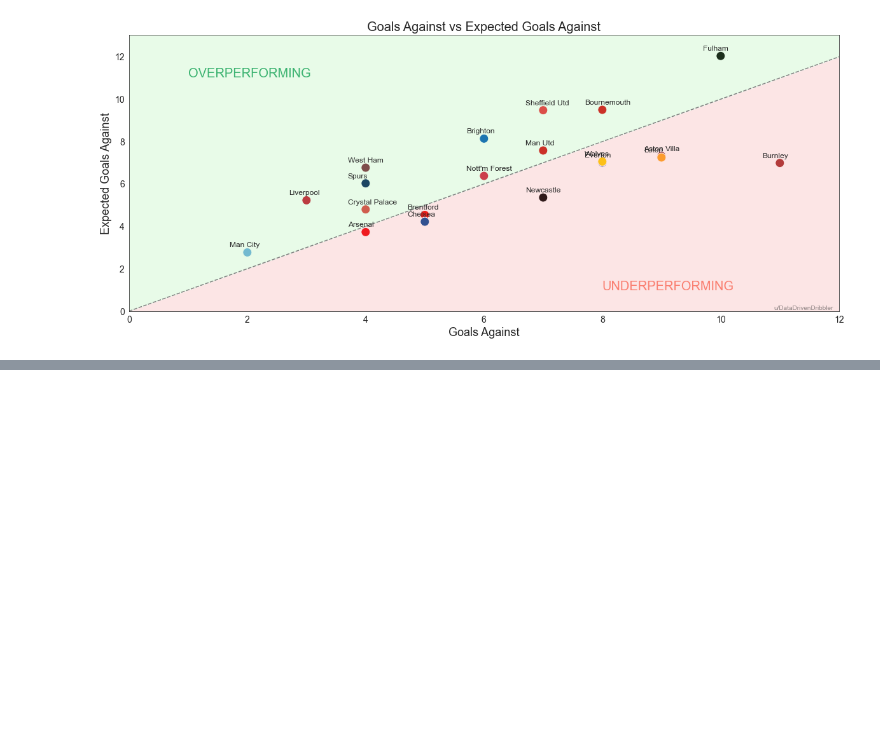
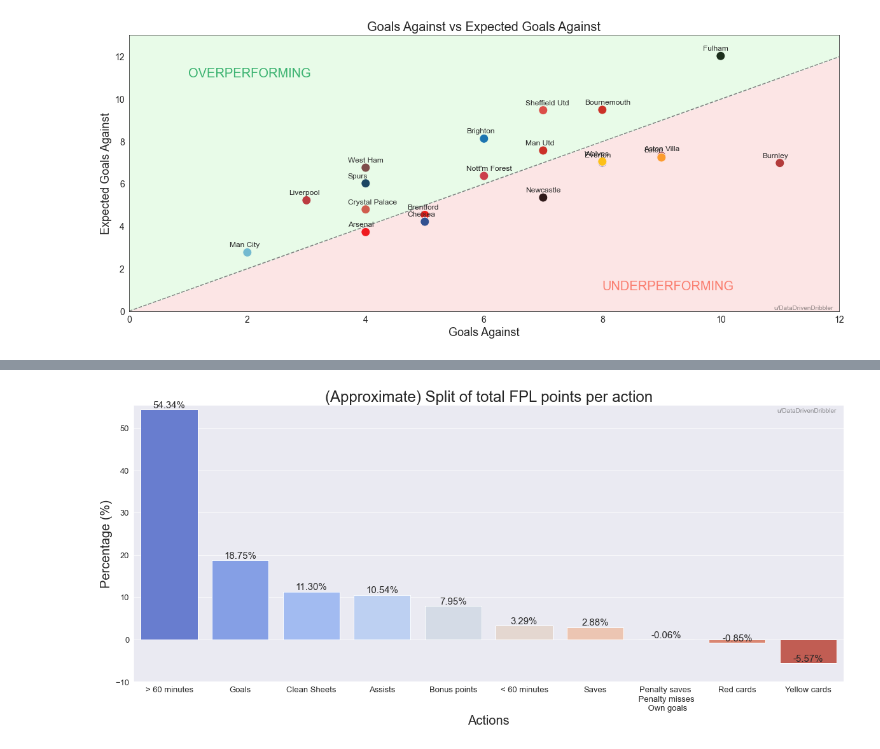
Before and after one commit to JedrzejSarna/fpl_analysis, a Jupyter notebook: FPL_analysis.ipynb, the cells around one changed output, grey strips where cells are left out. Saved outputs shown, nothing was run; the diff lists cells and outputs as text; code cells hidden in the pictures; blank space fills up the shorter version.

Commit message:
add another plot

```diff
--- a/FPL_analysis.ipynb
+++ b/FPL_analysis.ipynb
@@ -110,6 +110,7 @@ relevant_columns_description={
     'penalties_missed': 'penalties missed',
     'yellow_cards': 'yellow cards',
     'red_cards': 'red cards',
+    'saves' : 'saves',
     'bonus':'total bonus points (fpl points)',
     'bps':'total bonus points',
     'influence':'total influence metric',
@@ -306,6 +307,8 @@ final_dataset = player_dataset.merge(
 final_dataset = final_dataset.rename(
     columns={'name':'team_name', 'singular_name':'position_name', 'id': 'id_position'}
 )
+
+final_dataset = final_dataset.drop(columns=['element_type', 'sub_positions_locked', 'element_count', 'ui_shirt_specific', 'plural_name', 'plural_name_short'])
 # %% [markdown]
 ## Get gameweek history & season history for each player
 
@@ -573,0 +632,4 @@ scatterplot_Goals_Against_vs_xGA(save = True)
+# %%
+barplot_fplpoints_split(save = True)
+# %% [output]
+[figure, added]
```
Also changed, not shown: parts of 4 cells of this notebook, 1 other file.
